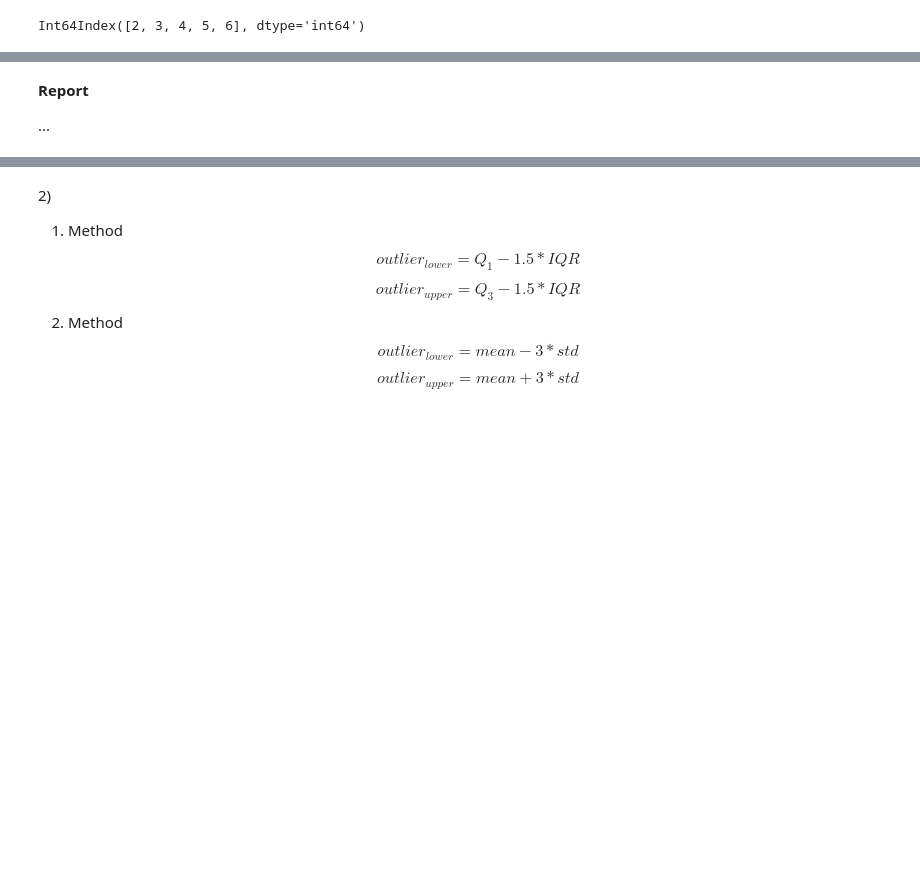
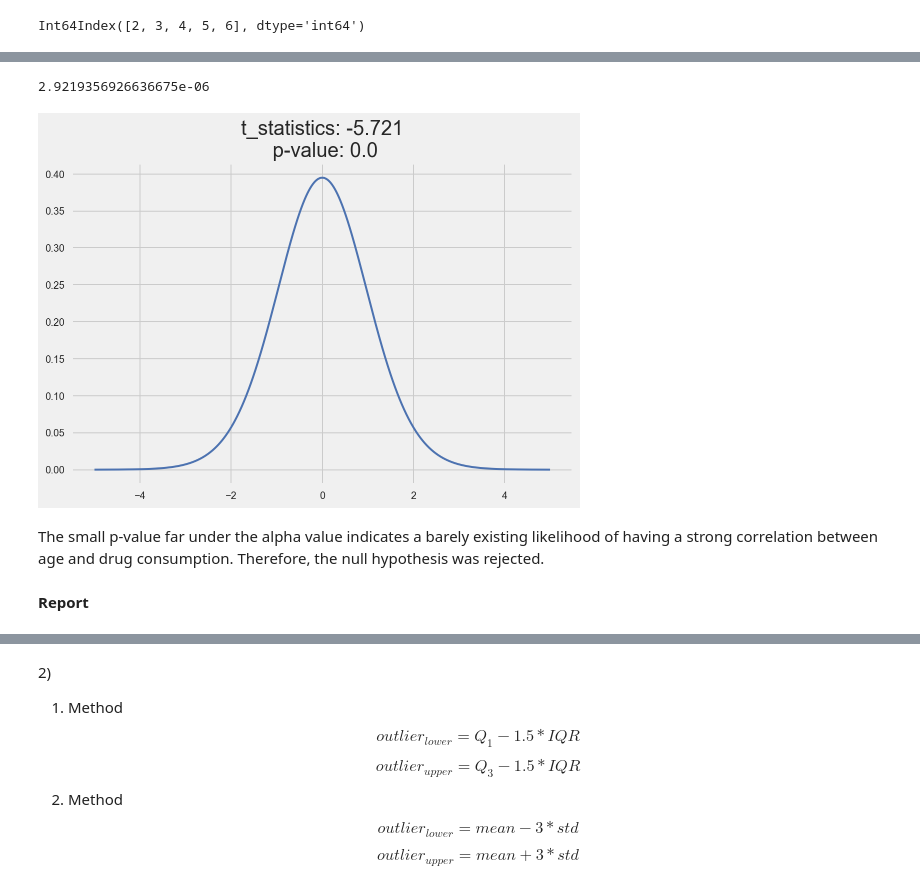
Before and after one commit to androi7/ds-mini-projects, a Jupyter notebook: EDA/project-2.ipynb, the cells around one changed output, grey strips where cells are left out. Saved outputs shown, nothing was run; the diff lists cells and outputs as text; code cells hidden in the pictures; blank space fills up the shorter version.

```diff
--- a/EDA/project-2.ipynb
+++ b/EDA/project-2.ipynb
@@ -1255,9 +1274,29 @@ plt.show()
+# %%
+t_stats = stats.ttest_1samp(drug_age_rel['age_corr'].abs(), 0.7)
+t_stats.pvalue / 2
+# %% [output]
+2.9219356926636675e-06
+# %%
+def plot_pvalue(t_stats, dof=1):
+    t_dist = stats.t(dof)
+    x_vals = np.linspace(-5, 5, 1000)
+    y_vals = t_dist.pdf(x_vals)
+    fig, ax = plt.subplots()
+    ax.plot(x_vals, y_vals, c='b', lw=2)
+    ax.fill_between(x_vals, np.zeros_like(x_vals), y_vals, where=(
+        x_vals < -abs(t_stats)) | (x_vals > abs(t_stats)), color='r')
+    ax.set_title(
+        f't_statistics: {round(t_stats, 3)}\n p-value: {round(t_dist.sf(abs(t_stats))*2, 3)}')
+    return ax
+# %%
+plot_pvalue(t_stats.statistic, dof=len(drug_age_rel['age_corr']) - 1)
+plt.show()
+# %% [output]
+[figure, added]
+# %% [markdown]
+The small p-value far under the alpha value indicates a barely existing likelihood of having a strong correlation between age and drug consumption. Therefore, the null hypothesis was rejected.
 # %% [markdown]
 **Report**
-
-
-
-...
 # %% [markdown]
 <img src="http://imgur.com/xDpSobf.png" style="float: left; margin: 25px 15px 0px 0px; height: 25px">
 
```
Also changed, not shown: parts of 6 cells of this notebook.
